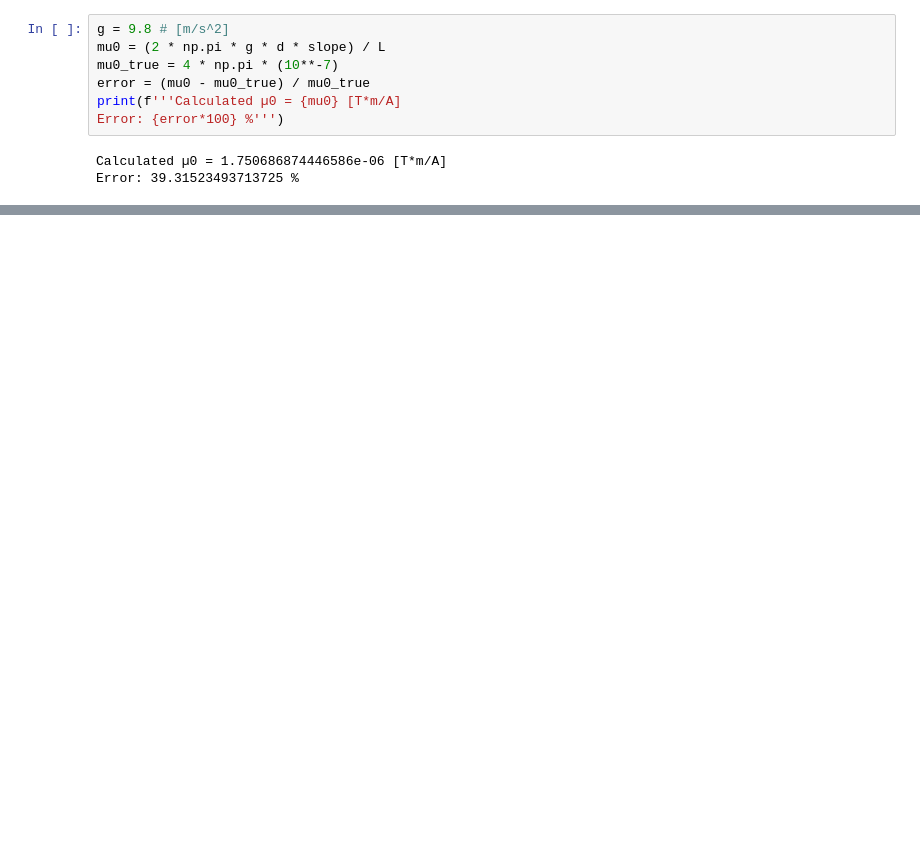
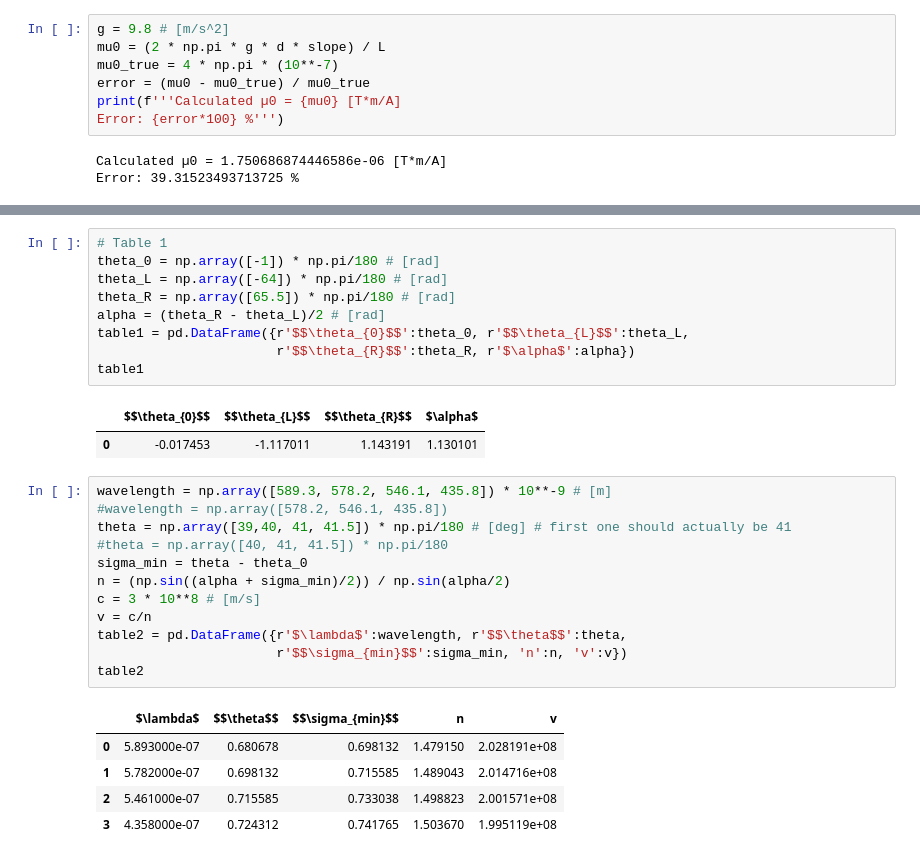
Before and after one commit to wbroem/Phys224, a Jupyter notebook: Lab_Analyses.ipynb, the cells around one changed output, grey strips where cells are left out. Saved outputs shown, nothing was run; the diff lists cells and outputs as text; blank space fills up the shorter version.

```diff
--- a/Lab_Analyses.ipynb
+++ b/Lab_Analyses.ipynb
@@ -254,0 +377,30 @@ Error: 39.31523493713725 %
+# %%
+# Table 1
+theta_0 = np.array([-1]) * np.pi/180 # [rad]
+theta_L = np.array([-64]) * np.pi/180 # [rad]
+theta_R = np.array([65.5]) * np.pi/180 # [rad]
+alpha = (theta_R - theta_L)/2 # [rad]
+table1 = pd.DataFrame({r'$$\theta_{0}$$':theta_0, r'$$\theta_{L}$$':theta_L,
+                       r'$$\theta_{R}$$':theta_R, r'$\alpha$':alpha})
+table1
+# %% [output]
+|  | $$\theta_{0}$$ | $$\theta_{L}$$ | $$\theta_{R}$$ | $\alpha$ |
+| 0 | -0.017453 | -1.117011 | 1.143191 | 1.130101 |
+# %%
+wavelength = np.array([589.3, 578.2, 546.1, 435.8]) * 10**-9 # [m]
+#wavelength = np.array([578.2, 546.1, 435.8])
+theta = np.array([39,40, 41, 41.5]) * np.pi/180 # [deg] # first one should actually be 41
+#theta = np.array([40, 41, 41.5]) * np.pi/180
+sigma_min = theta - theta_0
+n = (np.sin((alpha + sigma_min)/2)) / np.sin(alpha/2)
+c = 3 * 10**8 # [m/s]
+v = c/n
+table2 = pd.DataFrame({r'$\lambda$':wavelength, r'$$\theta$$':theta,
+                       r'$$\sigma_{min}$$':sigma_min, 'n':n, 'v':v})
+table2
+# %% [output]
+|  | $\lambda$ | $$\theta$$ | $$\sigma_{min}$$ | n | v |
+| 0 | 5.893000e-07 | 0.680678 | 0.698132 | 1.479150 | 2.028191e+08 |
+| 1 | 5.782000e-07 | 0.698132 | 0.715585 | 1.489043 | 2.014716e+08 |
+| 2 | 5.461000e-07 | 0.715585 | 0.733038 | 1.498823 | 2.001571e+08 |
+| 3 | 4.358000e-07 | 0.724312 | 0.741765 | 1.503670 | 1.995119e+08 |
```
Also changed, not shown: parts of 23 cells of this notebook.
